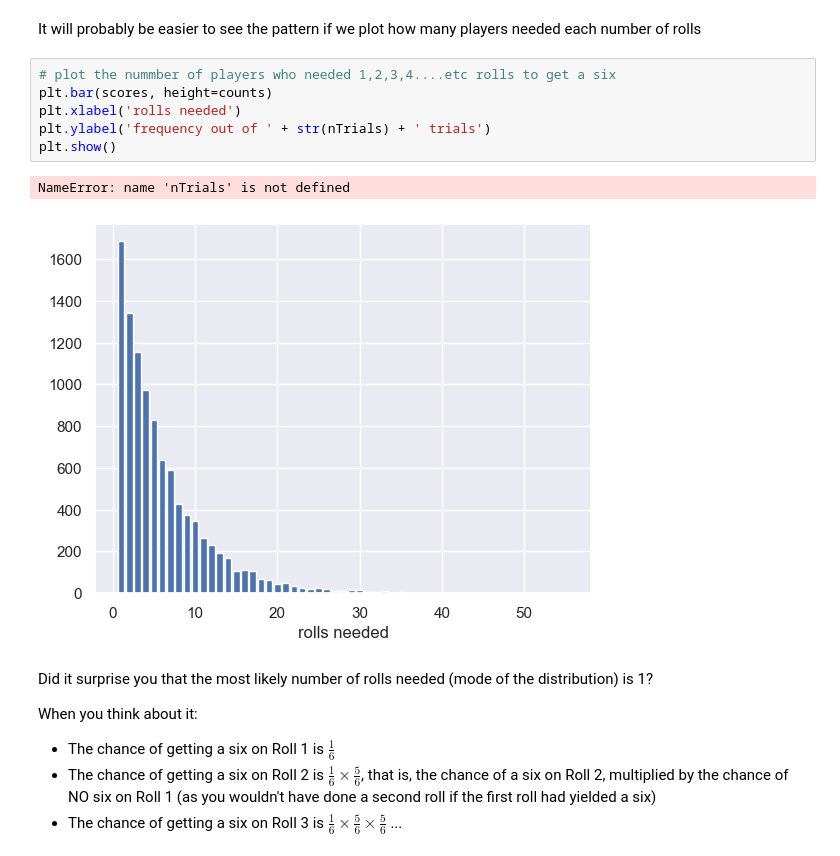
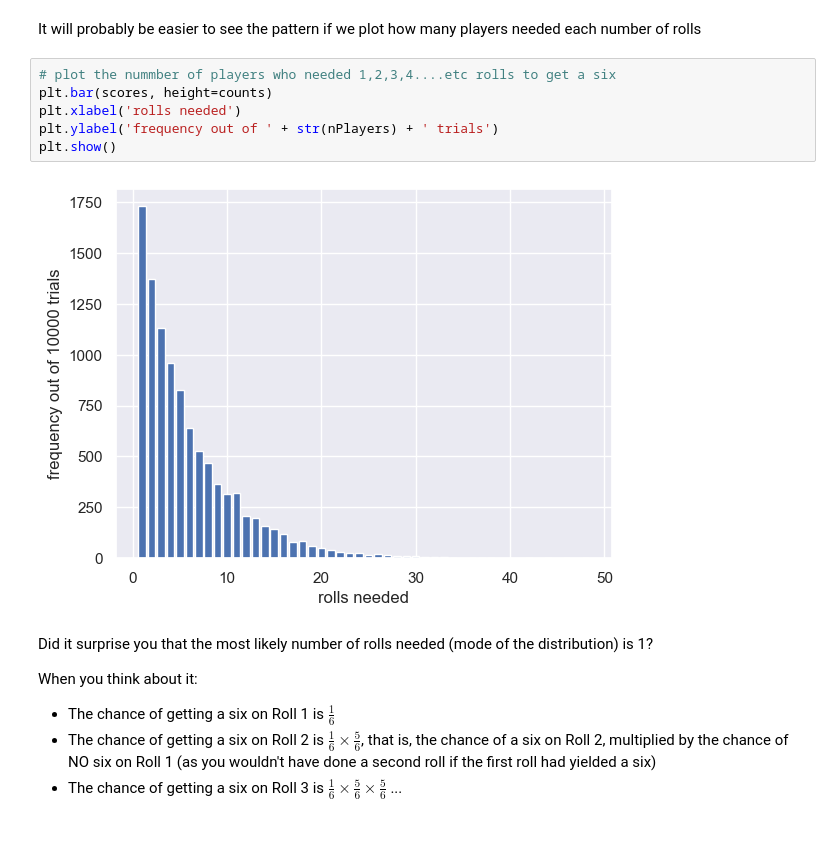
Before and after one commit to jillxoreilly/StatsCourseBook, a Jupyter notebook: _build/jupyter_execute/prepwork_diceroll_while.ipynb, the cells around one changed output. Cells and saved outputs as stored; diff of their text form.

```diff
--- a/_build/jupyter_execute/prepwork_diceroll_while.ipynb
+++ b/_build/jupyter_execute/prepwork_diceroll_while.ipynb
@@ -153,12 +153,11 @@ It will probably be easier to see the pattern if we plot how many players needed
 # %%
 # plot the nummber of players who needed 1,2,3,4....etc rolls to get a six
 plt.bar(scores, height=counts)
 plt.xlabel('rolls needed')
-plt.ylabel('frequency out of ' + str(nTrials) + ' trials')
+plt.ylabel('frequency out of ' + str(nPlayers) + ' trials')
 plt.show()
 # %% [output]
-NameError: name 'nTrials' is not defined
-[figure, old version]
+[figure, new version]
 # %% [markdown]
 Did it surprise you that the most likely number of rolls needed (mode of the distribution) is 1?
 
```
Also changed, not shown: parts of 5 cells of this notebook, 15 other files.
